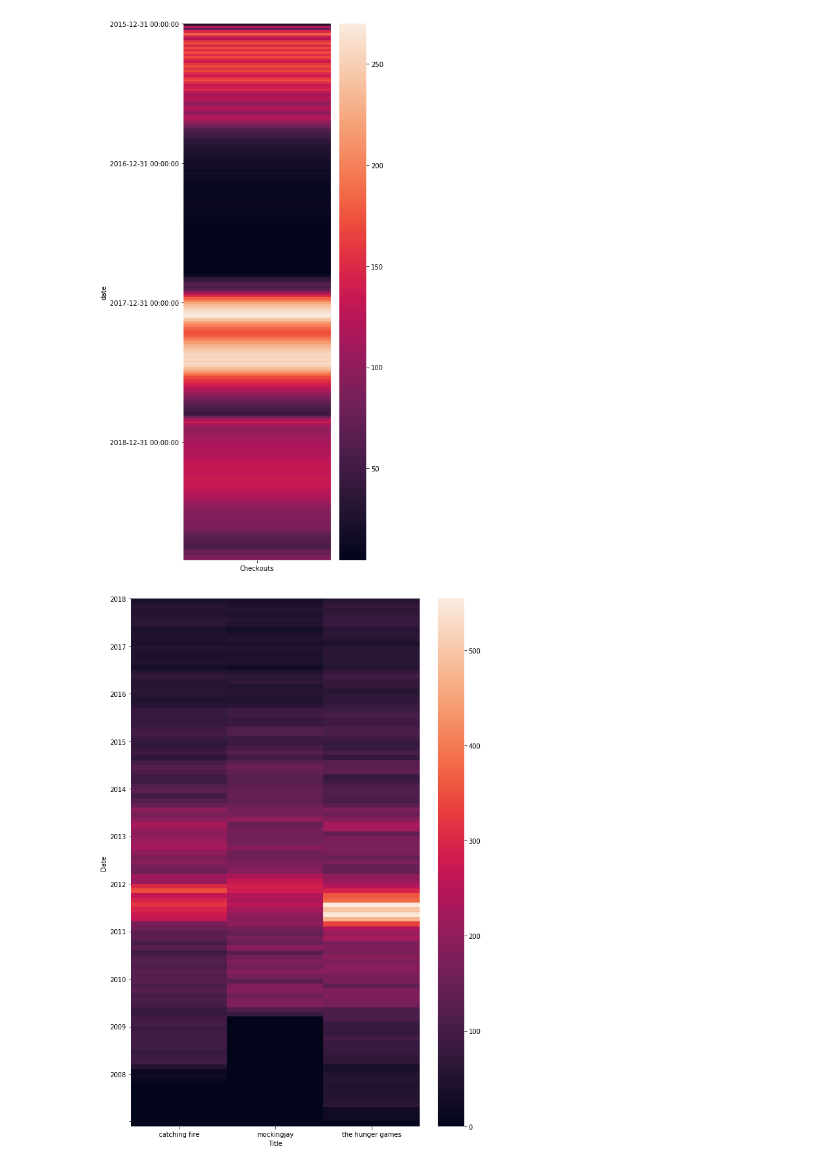
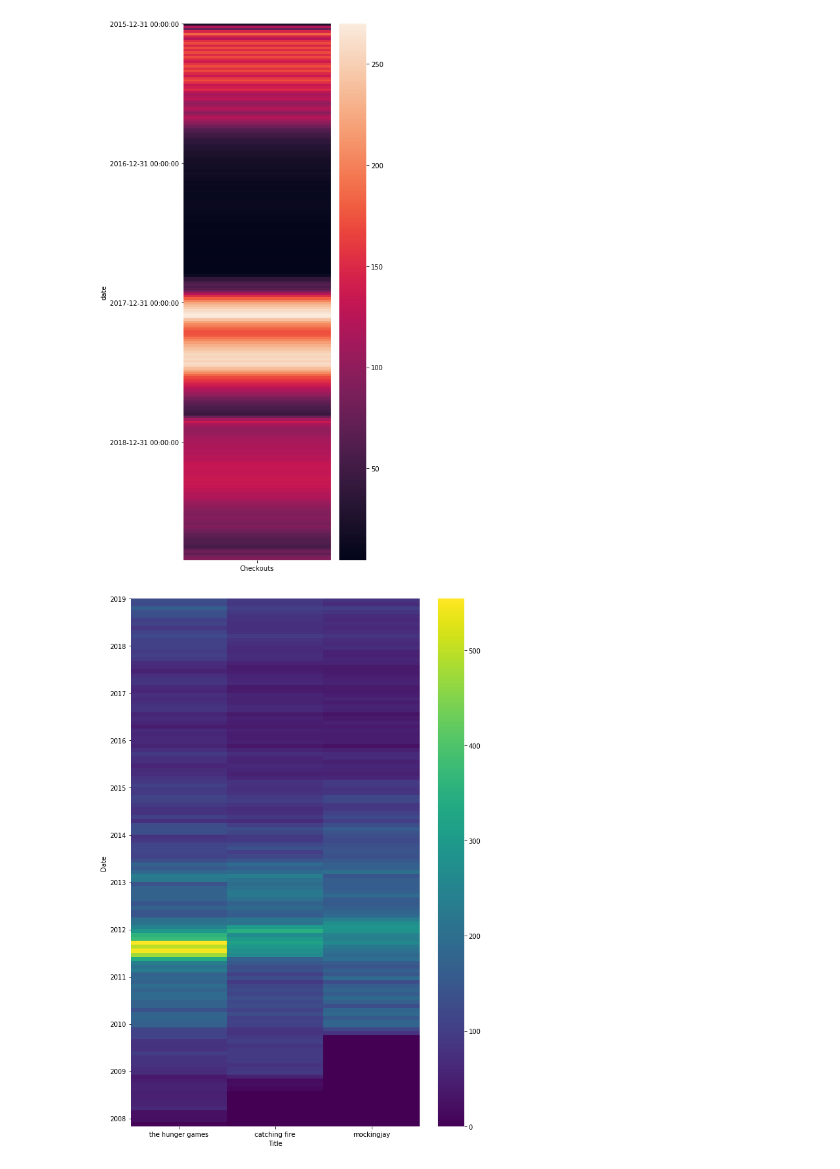
Before and after one commit to rishikanthc/Data-Stories, a Jupyter notebook: seattle-library/exploratory analysis.ipynb, the cells around one changed output. Cells and saved outputs as stored; diff of their text form; code cells hidden in the pictures.

```diff
--- a/seattle-library/exploratory analysis.ipynb
+++ b/seattle-library/exploratory analysis.ipynb
@@ -228,5 +217,3 @@ ggsave(g, width=8, height=8, filename='subjects.png')
-# %%
-top_subjs = checkouts.Subjects.value_counts()[:20]
 # %%
 def normalized(x):
     var = (x - x.mean())/x.std()
@@ -238,6 +225,7 @@ df = (checkouts[ checkouts.Subjects.isin(top_subjs.index)]
       .groupby('CheckoutYear')
       .transform(normalized)
       .reset_index()
+      .pivot(index='Subjects', columns='CheckoutYear', values='Checkouts')
 #       .groupby('CheckoutYear')
 #       .transform({'Checkouts':normalized})
      )
@@ -243,0 +253,10 @@ df = (checkouts[ checkouts.Subjects.isin(top_subjs.index)]
+# %%
+rcParams['figure.figsize'] = 15,10
+
+genres = sns.heatmap(df, cmap='YlGnBu')
+genres.set_yticklabels(df.index, fontdict={'fontsize':15, 'color': 'white'}, rotation="horizontal")
+genres.set_xticklabels(range(2005,2020), fontdict={'fontsize':15, 'color': 'white'}, rotation="horizontal")
+genres.set_ylabel("", fontdict={'color': 'white', 'fontsize': 18})
+genres.set_xlabel("", fontdict={'color': 'white', 'fontsize': 18})
+genres.get_figure().autofmt_xdate()
+genres.set_title("Genres over the years", fontdict={'color':'white', 'fontsize':18})
@@ -537,17 +559,20 @@ df = (checkouts
       .fillna(0)
       .sort_values(by='Date', ascending=False)
      )
+
+cols = ['the hunger games', 'catching fire', 'mockingjay']
+df = df[cols]
 # %%
 rcParams['figure.figsize'] = 10,15
 
-g = sns.heatmap(df[23:])
-loc = plticker.MultipleLocator(base=10) # this locator puts ticks at regular intervals
-g.set_yticklabels(range(2019, 2007, -1))
+g = sns.heatmap(df, cmap='viridis',xticklabels=['the hunger games', 'catching fire', 'mockingjay'])
+loc = plticker.MultipleLocator(base=12) # this locator puts ticks at regular intervals
+g.set_yticklabels(range(2020, 2007, -1))
 g.yaxis.set_major_locator(loc)
-# g.annotate('a', xy=(10,pd.to_datetime('2016-12-31')), xytext=(10,pd.to_datetime('2016-12-31')))
-# g.set_facecolor('xkcd:salmon')
+fig = g.get_figure()
+fig.savefig('hunger_games.png')
 # %% [output]
-[figure, old version]
+[figure, new version]
 # %%
 cols = ['MaterialType', 'CheckoutMonth', 'CheckoutYear', 'Checkouts', 'Subjects', 'Title', 'Creator']
 pd_chunks = pd.read_csv('Checkouts_by_Title.csv', chunksize=500000, usecols=cols)
```
Also changed, not shown: parts of 38 cells of this notebook.
